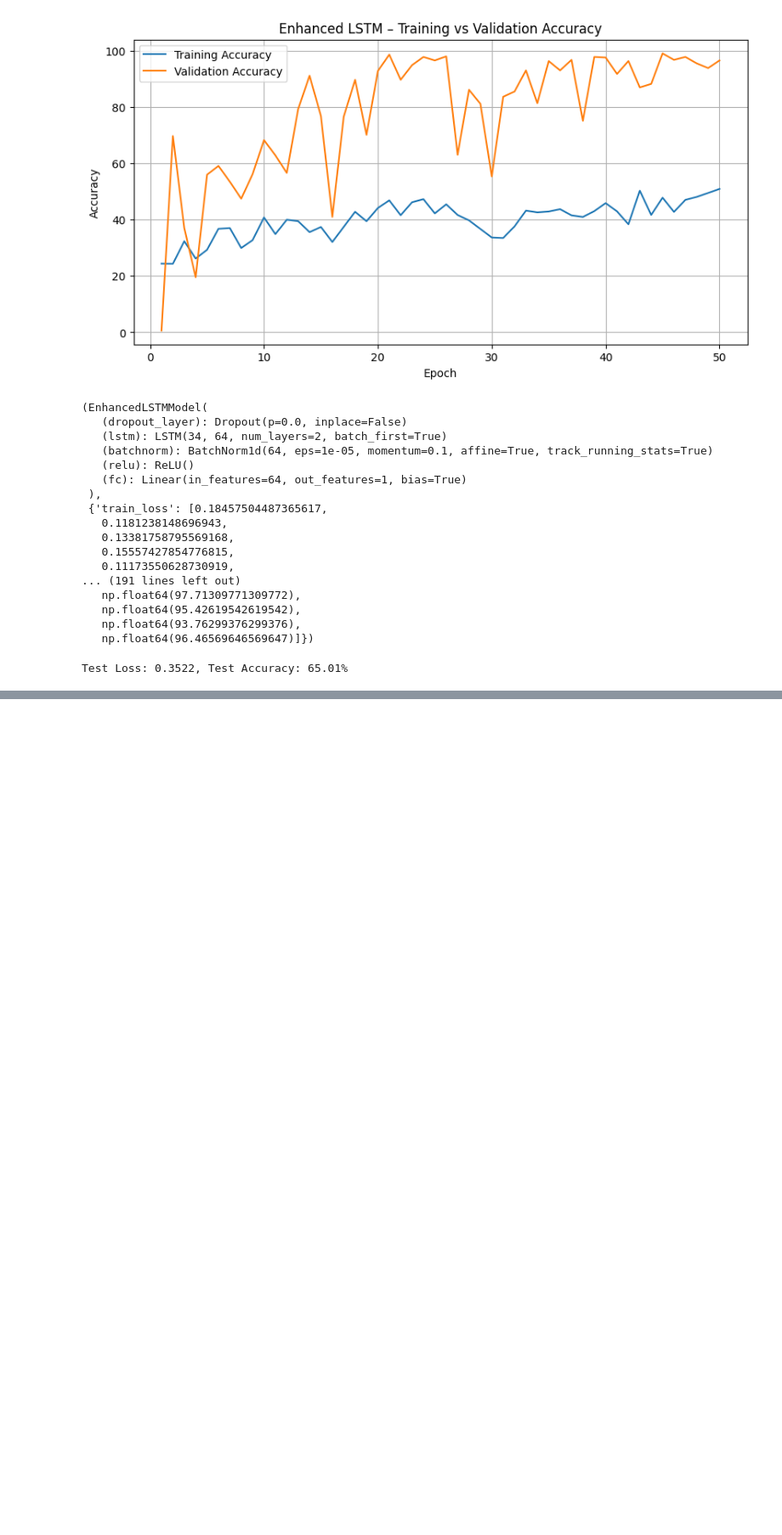
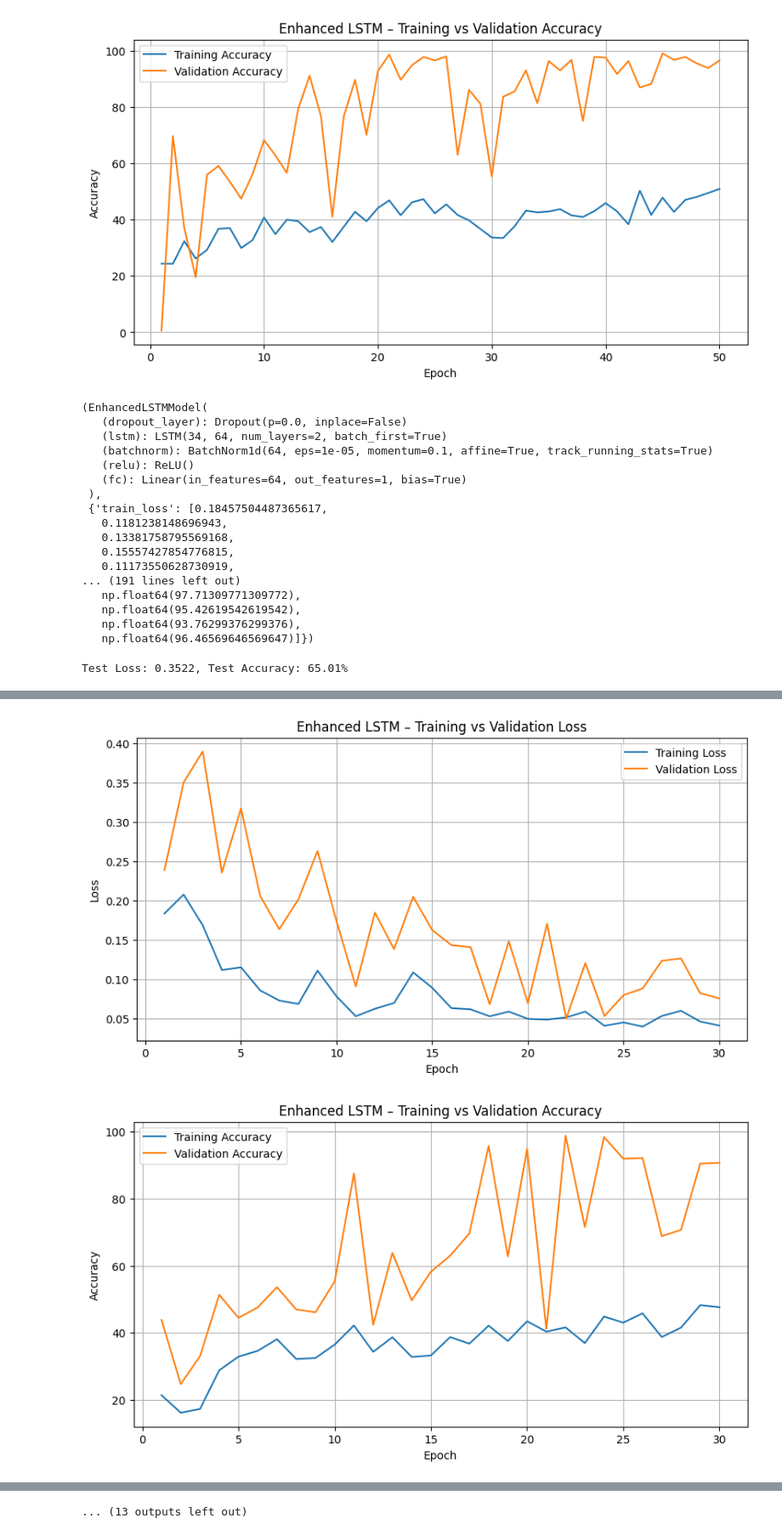
Before and after one commit to kris20012/crypto-price-prediction-rnn, a Jupyter notebook: ECE1508_Final_Project.ipynb, the cells around one changed output, grey strips where cells are left out. Shown at 85% size. Drawn from its saved outputs; the diff is of its cells as text; code cells hidden in the pictures; blank space fills up the shorter version.

Commit message:
Added hyperparameter training and gridsearch functions

```diff
--- a/ECE1508_Final_Project.ipynb
+++ b/ECE1508_Final_Project.ipynb
@@ -898,0 +923,40 @@ Test Loss: 0.3522, Test Accuracy: 65.01%
+# %%
+def hyperparameter_tune(hidden_sizes=[64,128], learning_rate=0.001,dropouts=[0.0,0.1], num_epochs=30, weight_decay=[1e-3, 1e-4]):
+  best_model = None
+  tuned_hyperparameters = None # Initialize tuned_hyperparameters
+  best_validation_loss = float('inf')
+  tuning_results = []
+
+  for hidden_size in hidden_sizes:
+    for dropout in dropouts:
+      for wd in weight_decay:
+        trained_model, history, val_loss = enhanced_train(hidden_size, dropout, wd, lr=learning_rate, num_epochs=num_epochs)
+        tuning_results.append({
+            'hidden_size': hidden_size,
+            'dropout': dropout,
+            'weight_decay': wd,
+            'learning_rate': learning_rate,
+            'num_epochs': num_epochs,
+            'val_loss': val_loss,
+        })
+
+        if val_loss < best_validation_loss:
+          best_model = trained_model
+          best_validation_loss = val_loss
+          tuned_hyperparameters = {
+              'hidden_size': hidden_size,
+              'dropout': dropout,
+              'weight_decay': wd,
+              'learning_rate': learning_rate,
+              'num_epochs': num_epochs,
+              'val_loss': val_loss,
+          }
+
+  return best_model, tuned_hyperparameters, tuning_results
+# %%
+best_model, best_hyperparameters, tuning_results = hyperparameter_tune()
+
+enhanced_test_loss, enhanced_test_accuracy = evaluate_model(
+    best_model, testLoader)
+print(f"Test Loss: {enhanced_test_loss:.4f}, Test Accuracy: {enhanced_test_accuracy:.2f}%")
+# %% [output]
@@ -898,0 +980,2 @@ Test Loss: 0.3522, Test Accuracy: 65.01%
+[figure, added]
+[figure, added]
@@ -898,0 +1039 @@ Test Loss: 0.3522, Test Accuracy: 65.01%
+... (13 outputs left out)
```
Also changed, not shown: parts of 4 cells of this notebook.
